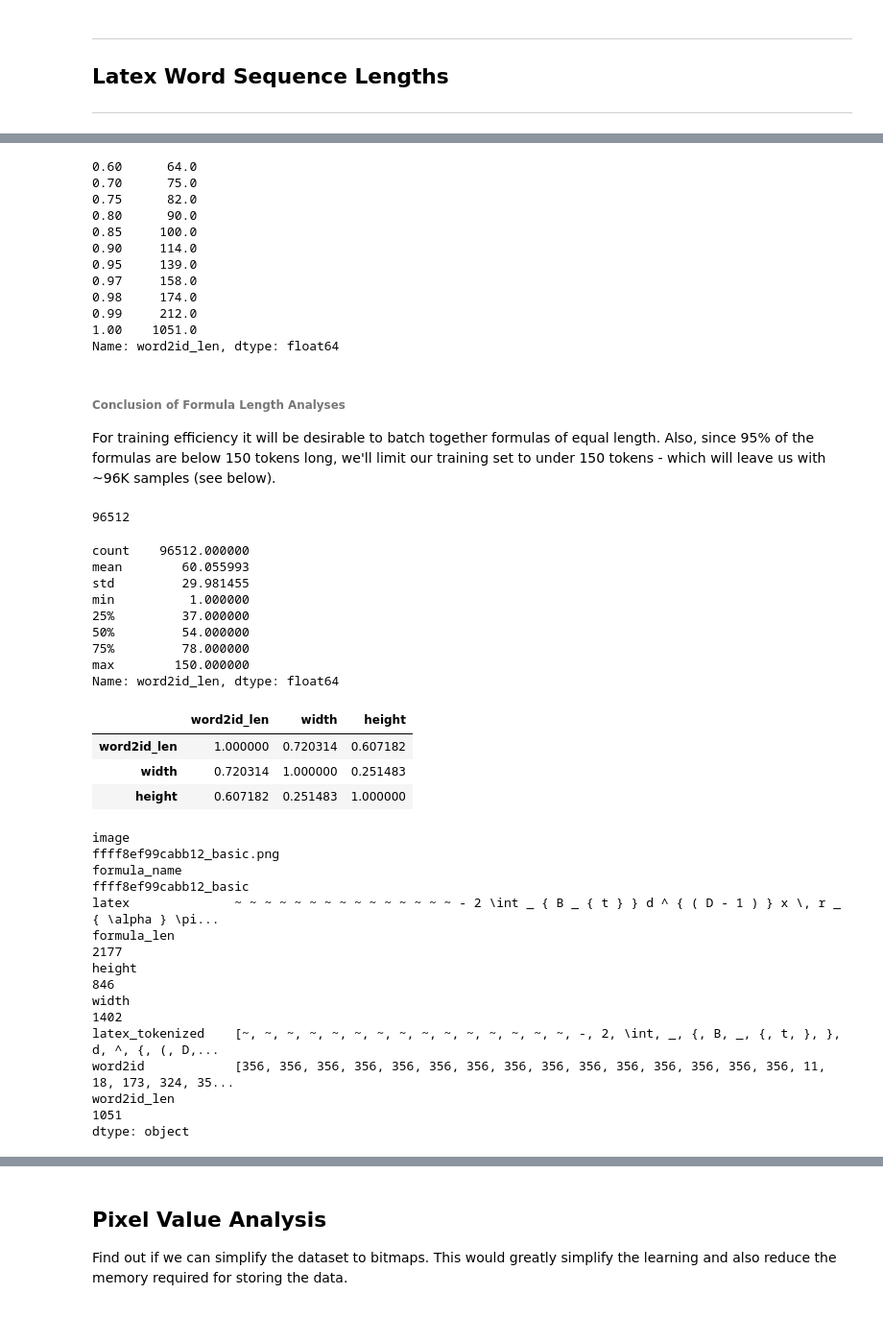
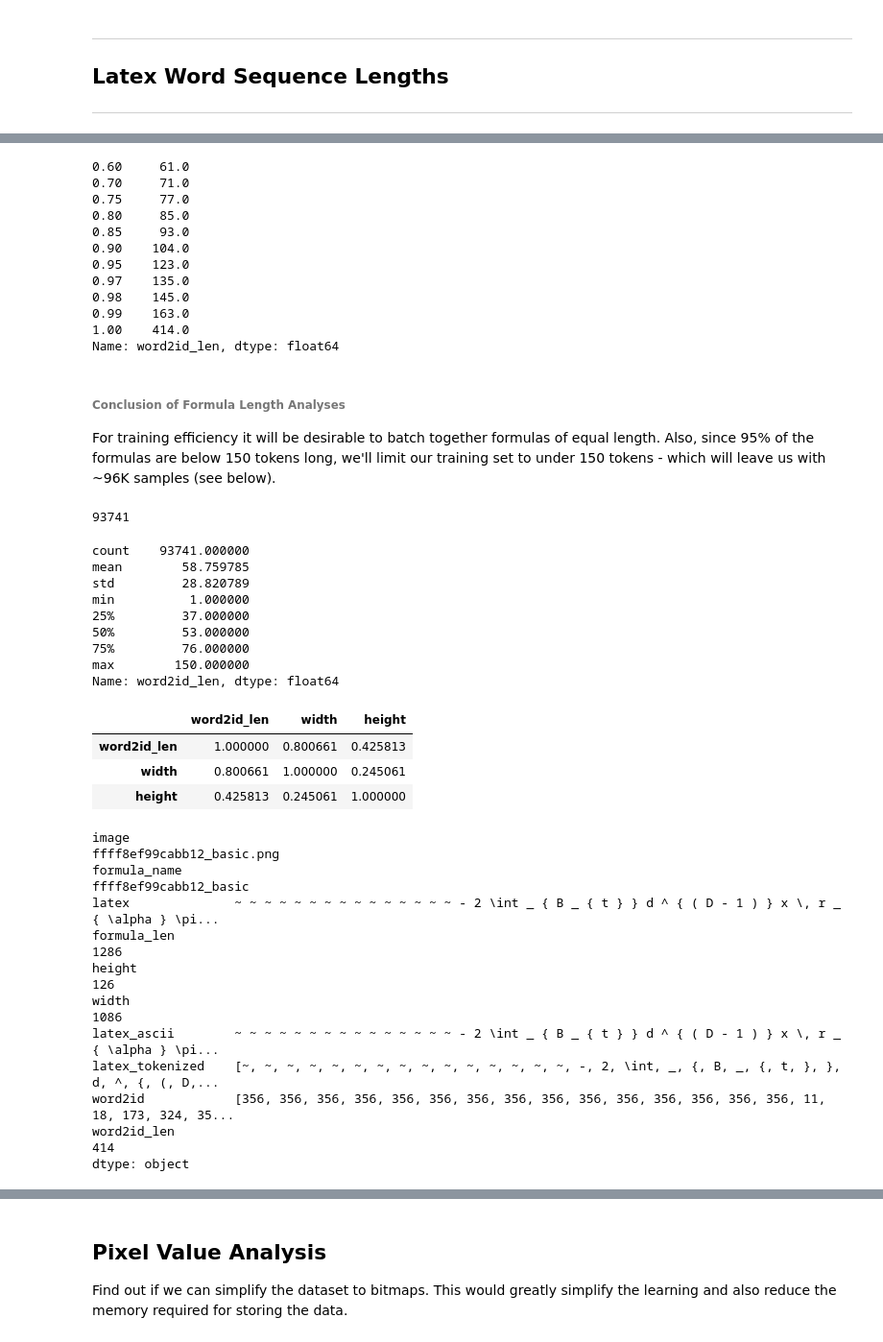
Before and after one commit to untrix/im2latex, a Jupyter notebook: src/preprocessing_step_3_filter.ipynb, the cells around one changed output, grey strips where cells are left out. Shown at 96% size. Saved outputs shown, nothing was run; the diff lists cells and outputs as text; code cells hidden in the pictures.

```diff
--- a/src/preprocessing_step_3_filter.ipynb
+++ b/src/preprocessing_step_3_filter.ipynb
@@ -246,0 +297,3 @@ min pixel=0.000000, max=255.000000
+# %%
+dff_w = dff_all[dff_all.width <= 1086]
+dff_w.shape
@@ -246,0 +349,3 @@ min pixel=0.000000, max=255.000000
+# %%
+dff_wh = dff_w[dff_w.height<=126]
+dff_wh.shape
@@ -272,55 +405,56 @@ dff_all.word2id_len.plot.hist(ax=axes, histtype='step', lw=2, bins=bins, xticks=
 # %%
-display(dff_all.word2id_len.quantile((.60,.70,.75,.80,.85,.90,.95,.97,.98,.99,1.0)))
+display(dff_wh.word2id_len.quantile((.60,.70,.75,.80,.85,.90,.95,.97,.98,.99,1.0)))
 # %% [output]
-0.60      64.0
-0.70      75.0
-0.75      82.0
-0.80      90.0
-0.85     100.0
-0.90     114.0
-0.95     139.0
-0.97     158.0
-0.98     174.0
-0.99     212.0
-1.00    1051.0
+0.60     61.0
+0.70     71.0
+0.75     77.0
+0.80     85.0
+0.85     93.0
+0.90    104.0
+0.95    123.0
+0.97    135.0
+0.98    145.0
+0.99    163.0
+1.00    414.0
 Name: word2id_len, dtype: float64
 # %% [markdown]
 ###### Conclusion of Formula Length Analyses
 For training efficiency it will be desirable to batch together formulas of equal length. Also, since 95% of the formulas are below 150 tokens long, we'll limit our training set to under 150 tokens - which will leave us with ~96K samples (see below).
 # %%
-dff_l = dff_all[dff_all.word2id_len <= 150]
-dff_l.shape[0]
+dff_lwh = dff_wh[dff_wh.word2id_len <= 150]
+dff_lwh.shape[0]
 # %% [output]
-96512
+93741
 # %%
-# dff_l.word2id_len.apply(lambda x: x**2).describe()
-dff_l.word2id_len.describe()
+# dff_lwh.word2id_len.apply(lambda x: x**2).describe()
+dff_lwh.word2id_len.describe()
 # %% [output]
-count    96512.000000
-mean        60.055993
-std         29.981455
+count    93741.000000
+mean        58.759785
+std         28.820789
 min          1.000000
 25%         37.000000
-50%         54.000000
-75%         78.000000
+50%         53.000000
+75%         76.000000
 max        150.000000
 Name: word2id_len, dtype: float64
 # %%
-display(dff_all[['word2id_len', 'width', 'height']].corr())
-display(dff_all.max())
+display(dff_wh[['word2id_len', 'width', 'height']].corr())
+display(dff_wh.max())
 # %% [output]
 |  | word2id_len | width | height |
-| word2id_len | 1.000000 | 0.720314 | 0.607182 |
-| width | 0.720314 | 1.000000 | 0.251483 |
-| height | 0.607182 | 0.251483 | 1.000000 |
+| word2id_len | 1.000000 | 0.800661 | 0.425813 |
+| width | 0.800661 | 1.000000 | 0.245061 |
+| height | 0.425813 | 0.245061 | 1.000000 |
 image                                                                                        ffff8ef99cabb12_basic.png
 formula_name                                                                                     ffff8ef99cabb12_basic
 latex              ~ ~ ~ ~ ~ ~ ~ ~ ~ ~ ~ ~ ~ ~ ~ - 2 \int _ { B _ { t } } d ^ { ( D - 1 ) } x \, r _ { \alpha } \pi...
-formula_len                                                                                                       2177
-height                                                                                                             846
-width                                                                                                             1402
+formula_len                                                                                                       1286
+height                                                                                                             126
+width                                                                                                             1086
+latex_ascii        ~ ~ ~ ~ ~ ~ ~ ~ ~ ~ ~ ~ ~ ~ ~ - 2 \int _ { B _ { t } } d ^ { ( D - 1 ) } x \, r _ { \alpha } \pi...
 latex_tokenized    [~, ~, ~, ~, ~, ~, ~, ~, ~, ~, ~, ~, ~, ~, ~, -, 2, \int, _, {, B, _, {, t, }, }, d, ^, {, (, D,...
 word2id            [356, 356, 356, 356, 356, 356, 356, 356, 356, 356, 356, 356, 356, 356, 356, 11, 18, 173, 324, 35...
-word2id_len                                                                                                       1051
+word2id_len                                                                                                        414
 dtype: object
 # %%
```
Also changed, not shown: parts of 44 cells of this notebook, 6 other files.
